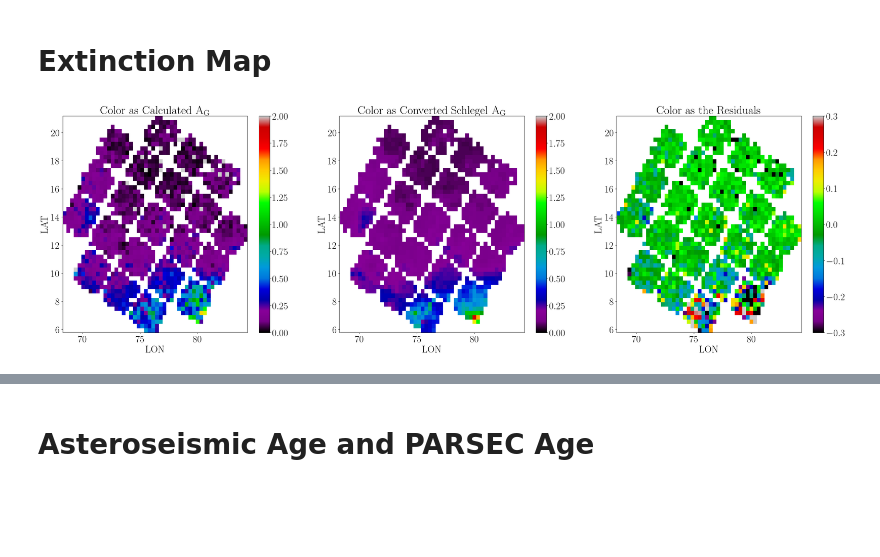
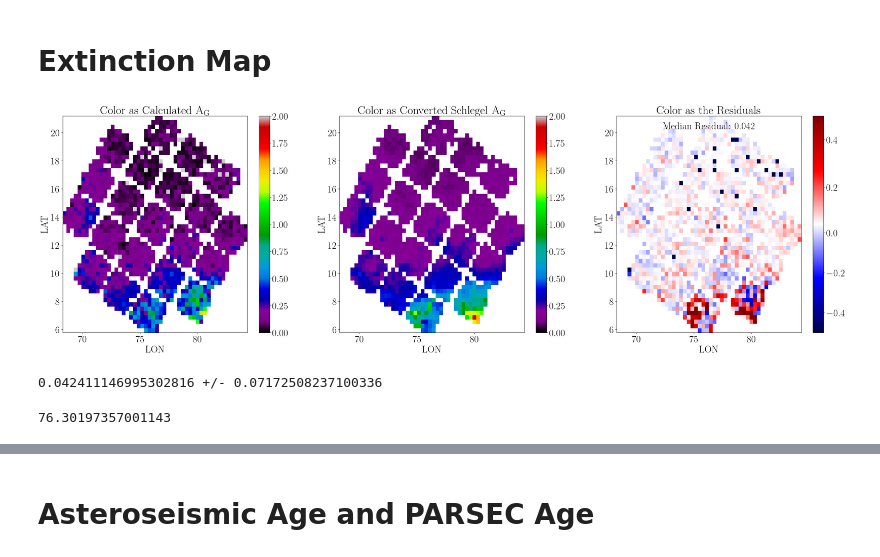
Before and after one commit to JoshuaPovick/Age_Fitting, a Jupyter notebook: notebooks/A_codE_to_calculaTe_stellAr_ageS-APOKASC.ipynb, the cells around one changed output, grey strips where cells are left out. Drawn from its saved outputs; the diff is of its cells as text; code cells hidden in the pictures; blank space fills up the shorter version.

```diff
--- a/notebooks/A_codE_to_calculaTe_stellAr_ageS-APOKASC.ipynb
+++ b/notebooks/A_codE_to_calculaTe_stellAr_ageS-APOKASC.ipynb
@@ -1875,7 +1883,7 @@ import astropy.units as u
 from dust_extinction.parameter_averages import CCM89,O94,F99,VCG04,GCC09,M14,F19,D22
 def convert_sfdebv(wave,ebv,rv=3.1):
     '''
-    Convert Schlegel Reddening to extinction using Schlafly et al. 2010
+    Convert Schlegel Reddening to extinction using Schlafly et al. 2010 and 2011
 
     Inputs:
     ------
@@ -1887,7 +1895,13 @@ def convert_sfdebv(wave,ebv,rv=3.1):
         new_extinction: extinction in the band with the effective wavelength of wave
     '''
 
-    micron_extinction = (0.78/1.32)*ebv
+    # extinction at 1 micron if E(B - V) > 1
+    micron_extinction = 0.78*ebv
+
+    for i in range(len(ebv)):
+        if ebv[i]>1.0:
+            micron_extinction[i] = (0.78/1.32)*ebv[i]
+
     fitz = F99(Rv=rv)
     return fitz(1/(wave*u.micron))/fitz(1*u.micron)*micron_extinction
 # %%
@@ -1902,32 +1916,44 @@ im = plt.imshow(ret.statistic.T, origin='lower',
 plt.colorbar()
 
 plt.title(r'Color as Calculated A$_{\rm G}$')
 plt.xlabel(r'LON')
 plt.ylabel(r'LAT')
 
 plt.subplot(132)
 ret = binned_statistic_2d(kdr17['GLON'],kdr17['GLAT'],convert_sfdebv(0.6419,kdr17['SFD_EBV']),'median',bins=50)
 im = plt.imshow(ret.statistic.T, origin='lower',
                     extent=[ret.x_edge[0],ret.x_edge[-1],ret.y_edge[0],ret.y_edge[-1]],
                     aspect='auto',interpolation='nearest',cmap='nipy_spectral',vmin=0,vmax=2.)
 plt.colorbar()
 
 plt.title(r'Color as Converted Schlegel A$_{\rm G}$')
 plt.xlabel(r'LON')
 plt.ylabel(r'LAT')
 
+from matplotlib import colors
+divnorm=colors.TwoSlopeNorm(vmin=-0.5, vcenter=np.nanmedian(convert_sfdebv(0.6419,kdr17['SFD_EBV'])-agetab['EXT'][:,1]), vmax=0.5)
+
 plt.subplot(133)
 ret = binned_statistic_2d(kdr17['GLON'],kdr17['GLAT'],convert_sfdebv(0.6419,kdr17['SFD_EBV'])-agetab['EXT'][:,1],'median',bins=50)
 im = plt.imshow(ret.statistic.T, origin='lower',
                     extent=[ret.x_edge[0],ret.x_edge[-1],ret.y_edge[0],ret.y_edge[-1]],
-                    aspect='auto',interpolation='nearest',cmap='nipy_spectral',vmin=-0.3,vmax=0.3)
+                    aspect='auto',interpolation='nearest',cmap='seismic',norm=divnorm)
 plt.colorbar()
 
 plt.title(r'Color as the Residuals')
 plt.xlabel(r'LON')
 plt.ylabel(r'LAT')
 
+plt.text(76.3,20.25,'Median Residual: {:.3f}'.format(np.nanmedian(convert_sfdebv(0.6419,kdr17['SFD_EBV'])-agetab['EXT'][:,1])),horizontalalignment='center',fontsize=25)
+
 plt.savefig('kasc_ext_map.png',bbox_inches='tight')
 plt.show()
+
+print('{} +/- {}'.format(np.nanmedian(convert_sfdebv(0.6419,kdr17['SFD_EBV'])-agetab['EXT'][:,1]),mad(convert_sfdebv(0.6419,kdr17['SFD_EBV'])-agetab['EXT'][:,1])))
 # %% [output]
-[figure, old version]
+[figure, new version]
+0.042411146995302816 +/- 0.07172508237100336
+# %%
+(ret.x_edge[0]+ret.x_edge[-1])/2
+# %% [output]
+76.30197357001143
```
Also changed, not shown: parts of 8 cells of this notebook, 14 other files.
